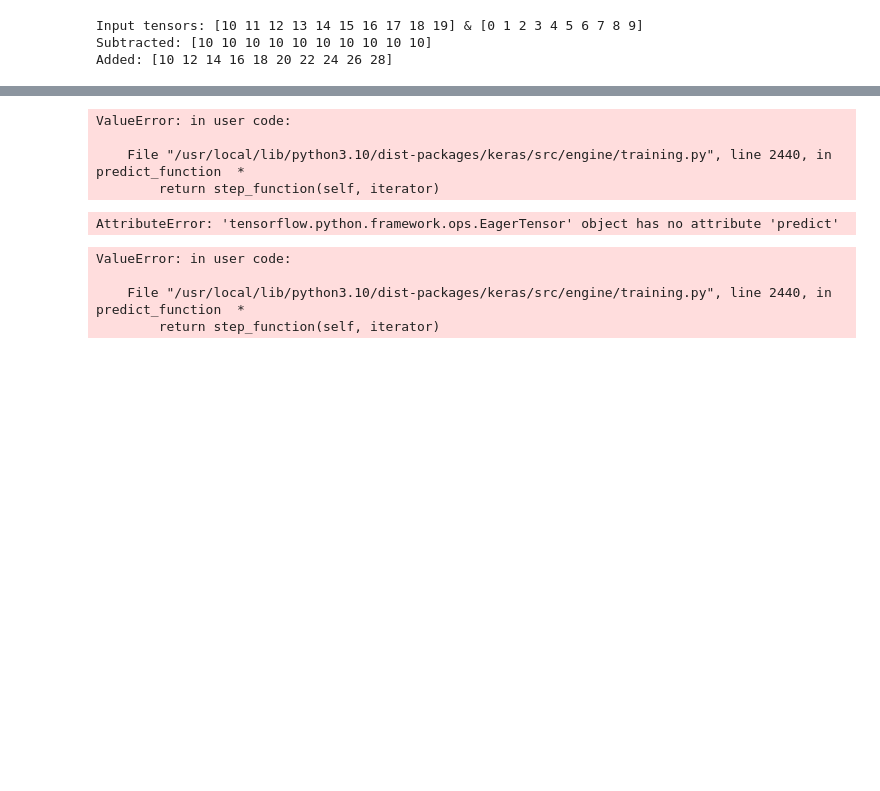
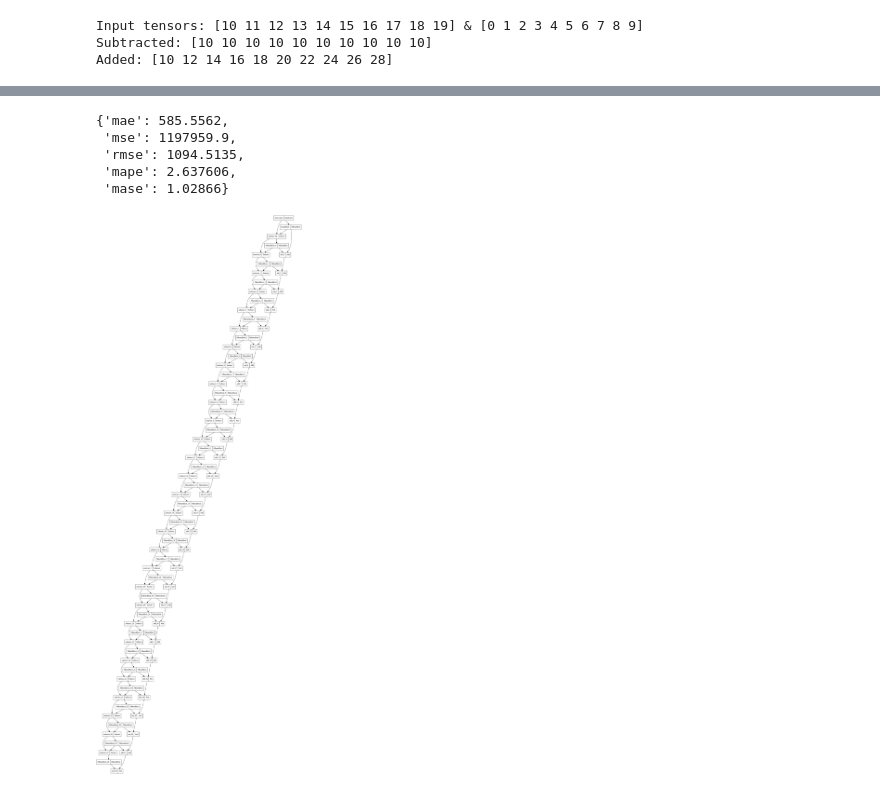
Before and after one commit to KajetanFrackowiak/tensorflow_fundamentals, a Jupyter notebook: 10_Milestone_Project_3_Time_series_forecasting_in_TensorFlow_(BitPredict).ipynb, the cells around one changed output, grey strips where cells are left out. Cells and saved outputs as stored; diff of their text form; code cells hidden in the pictures; blank space fills up the shorter version.

```diff
--- a/10_Milestone_Project_3_Time_series_forecasting_in_TensorFlow_(BitPredict).ipynb
+++ b/10_Milestone_Project_3_Time_series_forecasting_in_TensorFlow_(BitPredict).ipynb
@@ -1237,20 +1224,15 @@ array([8714.014, 8547.319, 8652.014, 8604.162, 8448.637, 8408.273,
-# %%
-loaded_model_3 =  tf.squeeze(loaded_model_3.predict(X_test))
-loaded_model_3
-# %% [output]
-ValueError: in user code:
-
-    File "/usr/local/lib/python3.10/dist-packages/keras/src/engine/training.py", line 2440, in predict_function  *
-        return step_function(self, iterator)
-# %%
-tf.squeeze(loaded_model_5.predict(X_test))
-# %% [output]
-AttributeError: 'tensorflow.python.framework.ops.EagerTensor' object has no attribute 'predict'
-# %%
-loaded_model_3= make_preds(loaded_model_3,
-                           input_data=test_windows)
-# %% [output]
-ValueError: in user code:
-
-    File "/usr/local/lib/python3.10/dist-packages/keras/src/engine/training.py", line 2440, in predict_function  *
-        return step_function(self, iterator)
+# %%
+model_7_results = evaluate_preds(y_true=y_test,
+                                 y_pred=model_7_preds)
+model_7_results
+# %% [output]
+{'mae': 585.5562,
+ 'mse': 1197959.9,
+ 'rmse': 1094.5135,
+ 'mape': 2.637606,
+ 'mase': 1.02866}
+# %%
+from tensorflow.keras.utils import plot_model
+plot_model(model_7)
+# %% [output]
+[figure, added]
```
Also changed, not shown: parts of 52 cells of this notebook.
